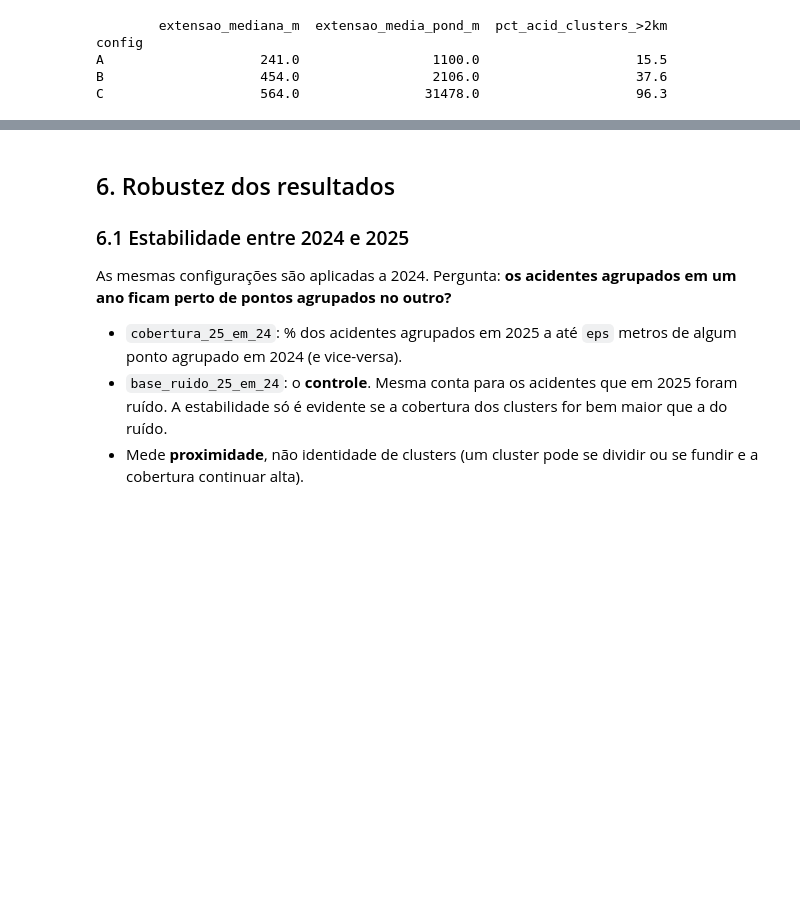
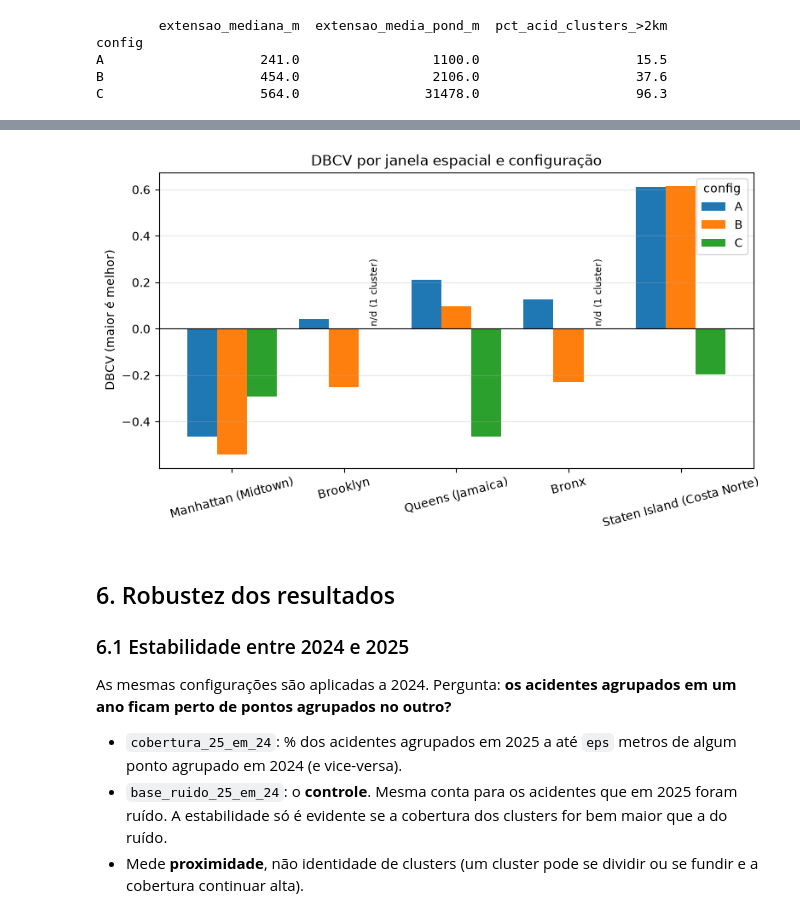
Before and after one commit to GuilhermeLuizRibeiro/dbscan-acidentes, a Jupyter notebook: notebooks/dbscan-acidentes.ipynb, the cells around one changed output, grey strips where cells are left out. Cells and saved outputs as stored; diff of their text form; code cells hidden in the pictures; blank space fills up the shorter version.

Commit message:
feat: adiciona a métrica DBCV

```diff
--- a/notebooks/dbscan-acidentes.ipynb
+++ b/notebooks/dbscan-acidentes.ipynb
@@ -492,3 +594,27 @@ C                    564.0                31478.0                    96.3
+# %%
+piv = (dbcv_janelas.pivot(index="janela", columns="config", values="dbcv")
+       .loc[list(JANELAS)])
+n_cl = (dbcv_janelas.pivot(index="janela", columns="config", values="clusters_avaliados")
+        .loc[list(JANELAS)])
+
+ax = piv.plot.bar(figsize=(9, 4.5), rot=15, width=0.8)
+ax.axhline(0, color="black", linewidth=0.8)
+ax.set_ylabel("DBCV (maior é melhor)")
+ax.set_xlabel("")
+ax.set_title("DBCV por janela espacial e configuração")
+ax.grid(alpha=0.3, axis="y")
+
+larg = 0.8 / len(piv.columns)
+for i, jan in enumerate(piv.index):
+    for j, cfg in enumerate(piv.columns):
+        if np.isnan(piv.loc[jan, cfg]):
+            x = i - 0.4 + (j + 0.5) * larg
+            ax.text(x, 0.01, f"n/d ({int(n_cl.loc[jan, cfg])} cluster)",
+                    rotation=90, ha="center", va="bottom", fontsize=8)
+
+ax.figure.savefig(FIGURAS / "dbcv_por_janela.png", dpi=150, bbox_inches="tight")
+# %% [output]
+[figure, added]
 # %% [markdown]
 ## 6. Robustez dos resultados
 
```
Also changed, not shown: parts of 6 cells of this notebook, 7 other files.
